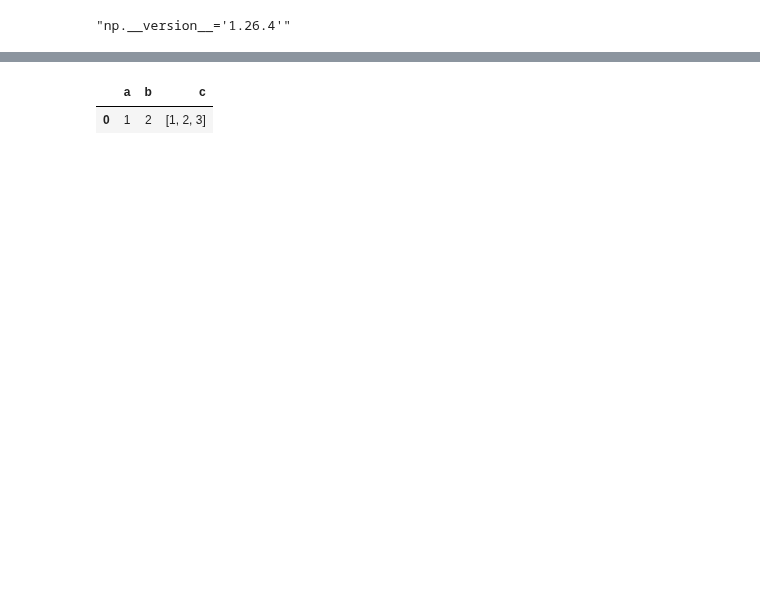
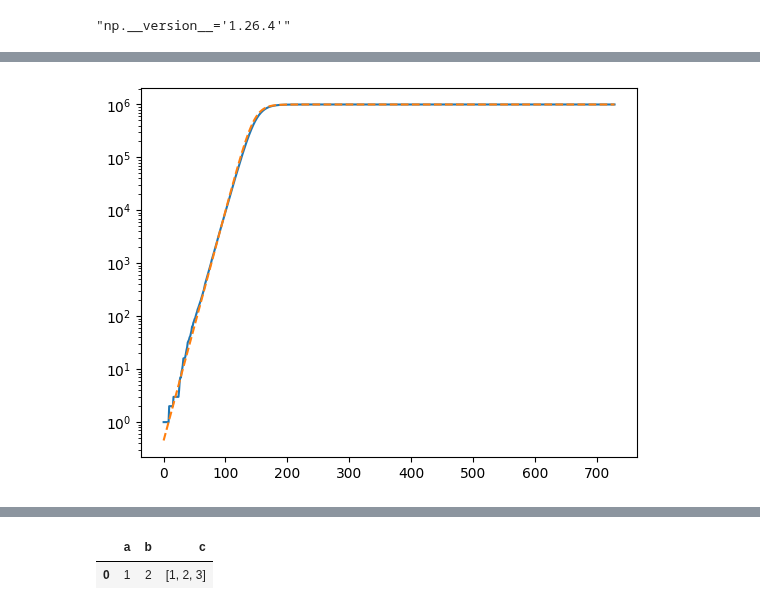
Before and after one commit to InstituteforDiseaseModeling/laser-generic, a Jupyter notebook: notebooks/SI_nobirths_logistic_growth.ipynb, the cells around one changed output, grey strips where cells are left out. Cells and saved outputs as stored; diff of their text form; code cells hidden in the pictures; blank space fills up the shorter version.

```diff
--- a/notebooks/SI_nobirths_logistic_growth.ipynb
+++ b/notebooks/SI_nobirths_logistic_growth.ipynb
@@ -84,0 +101,19 @@ plt.xlim([0, 250])
+# %%
+def SI_logistic(t, beta, size, t0):
+    return size / (1 + (size - 1) * np.exp(-beta * (t - t0)))
+
+plt.plot(model.patches.cases.astype("int"))
+
+t = np.arange(model.params.nticks)
+
+def objective(t0):
+    return np.sum((1 - SI_logistic(t, model.params.beta, pop, t0)/np.squeeze(model.patches.cases.astype("int")))**2)
+
+result = minimize(objective, x0=10)
+t0_opt = result.x[0]
+
+
+plt.plot(t, SI_logistic(t, model.params.beta, pop, t0_opt), '--')
+plt.yscale("log")
+# %% [output]
+[figure, added]
```
Also changed, not shown: parts of 18 cells of this notebook, 7 other files.
